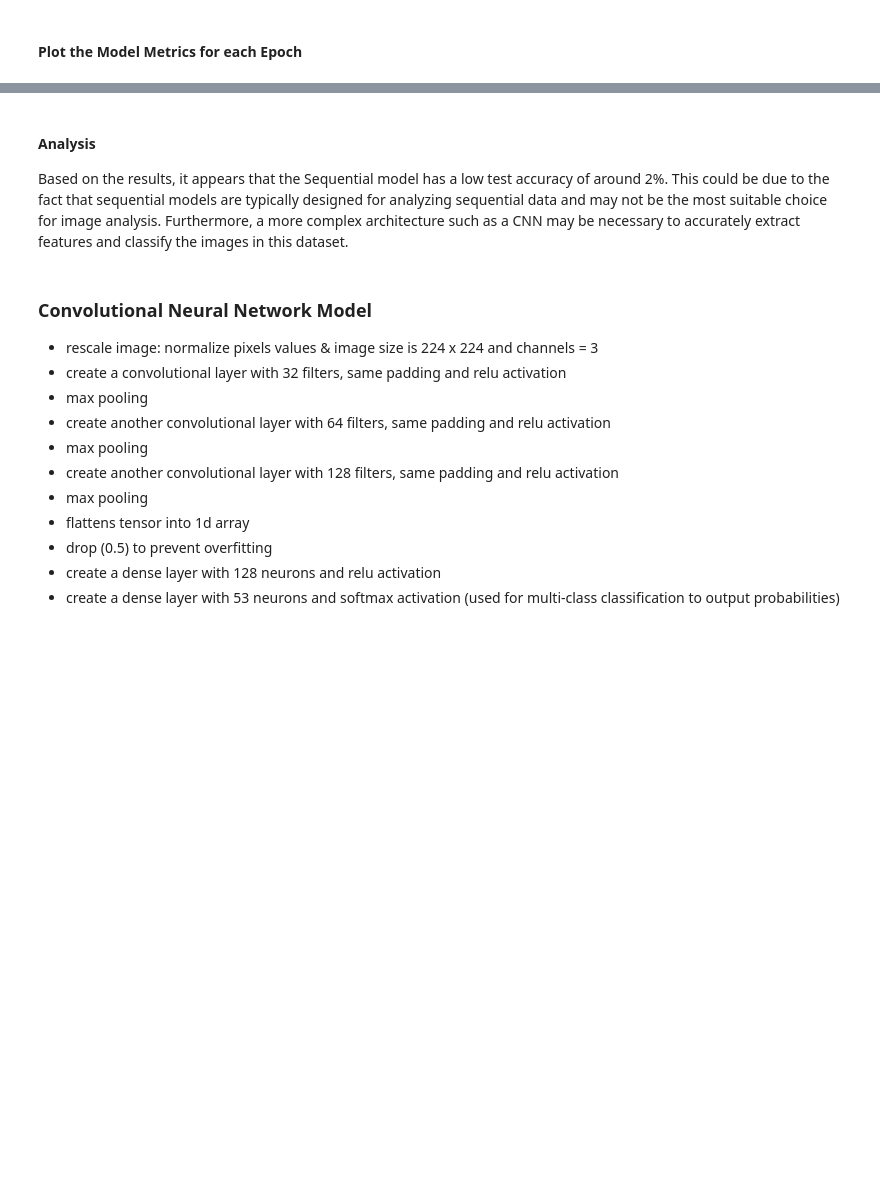
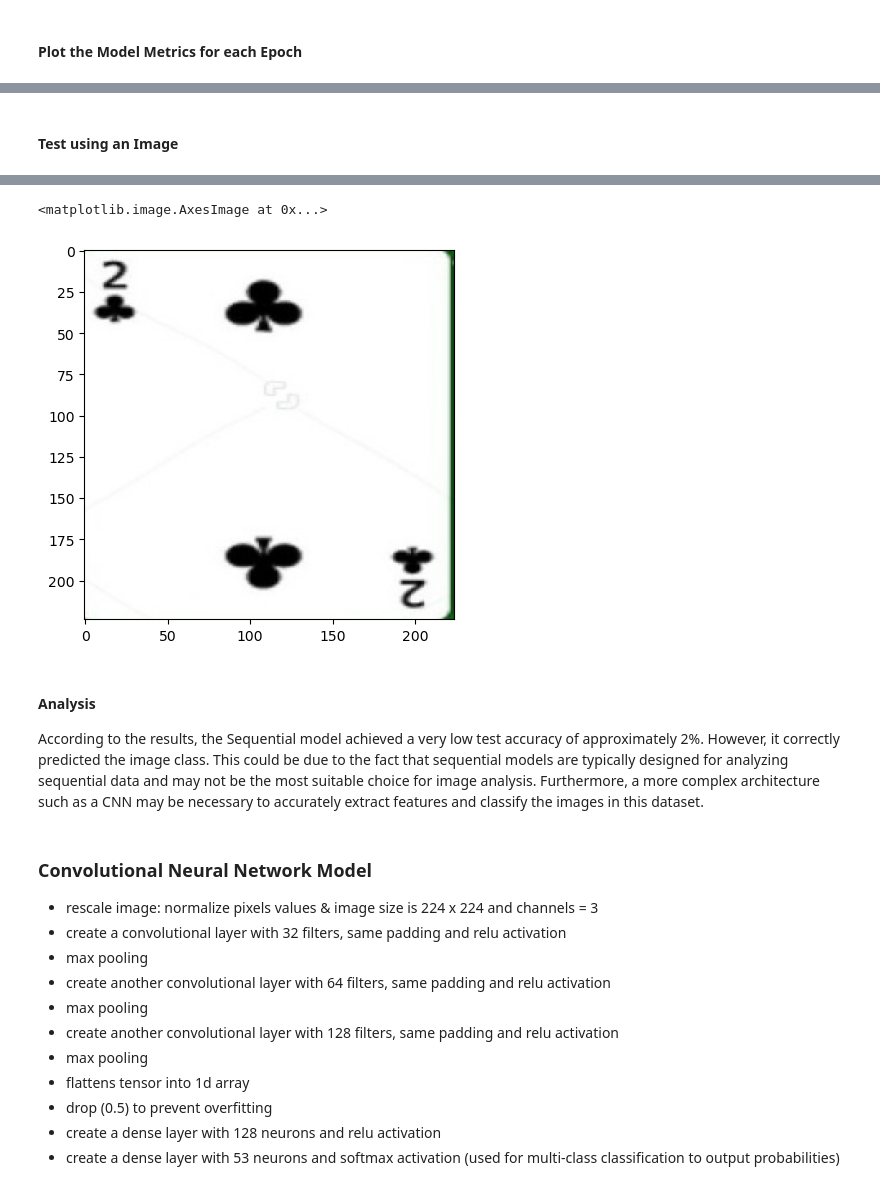
Before and after one commit to sanjanajadhavv/Machine-Learning-Portfolio, a Jupyter notebook: Image_Classification/image_classification.ipynb, the cells around one changed output, grey strips where cells are left out. Drawn from its saved outputs; the diff is of its cells as text; code cells hidden in the pictures; blank space fills up the shorter version.

```diff
--- a/Image_Classification/image_classification.ipynb
+++ b/Image_Classification/image_classification.ipynb
@@ -200 +225,22 @@ Test Loss: 3.979480266571045
 Test Accuracy: 0.01886792480945587
+# %% [markdown]
+#### **Test using an Image**
+# %%
+from tensorflow.keras.preprocessing.image import load_img, img_to_array
+
+# Load and preprocess the image
+img_path = '/kaggle/input/cards-image-datasetclassification/train/two of clubs/001.jpg'
+img = load_img(img_path, target_size=(224, 224))
+img_arr = img_to_array(img) / 255.0
+img_arr = img_arr.reshape((1, 224, 224, 3))
+
+# Get the model's prediction for the image
+prediction = model.predict(img_arr)
+
+# Print the predicted class and its probability
+class_index = prediction.argmax()
+print(f"Class: {class_names[class_index]}")
+
+# Plot Card Image
+plt.imshow(img)
+# %% [output]
@@ -201,6 +249,8 @@ Test Accuracy: 0.01886792480945587
+<matplotlib.image.AxesImage at 0x...>
+[figure, added]
 # %% [markdown]
 #### **Analysis**
-Based on the results, it appears that the Sequential model has a low test accuracy of around 2%. This could be due to the fact that sequential models are typically designed for analyzing sequential data and may not be the most suitable choice for image analysis. Furthermore, a more complex architecture such as a CNN may be necessary to accurately extract features and classify the images in this dataset.
+According to the results, the Sequential model achieved a very low test accuracy of approximately 2%. However, it correctly predicted the image class.  This could be due to the fact that sequential models are typically designed for analyzing sequential data and may not be the most suitable choice for image analysis. Furthermore, a more complex architecture such as a CNN may be necessary to accurately extract features and classify the images in this dataset.
 # %% [markdown]
 ### **Convolutional Neural Network Model**
 * rescale image: normalize pixels values & image size is 224 x 224 and channels = 3
```
Also changed, not shown: parts of 29 cells of this notebook, 1 other file.
